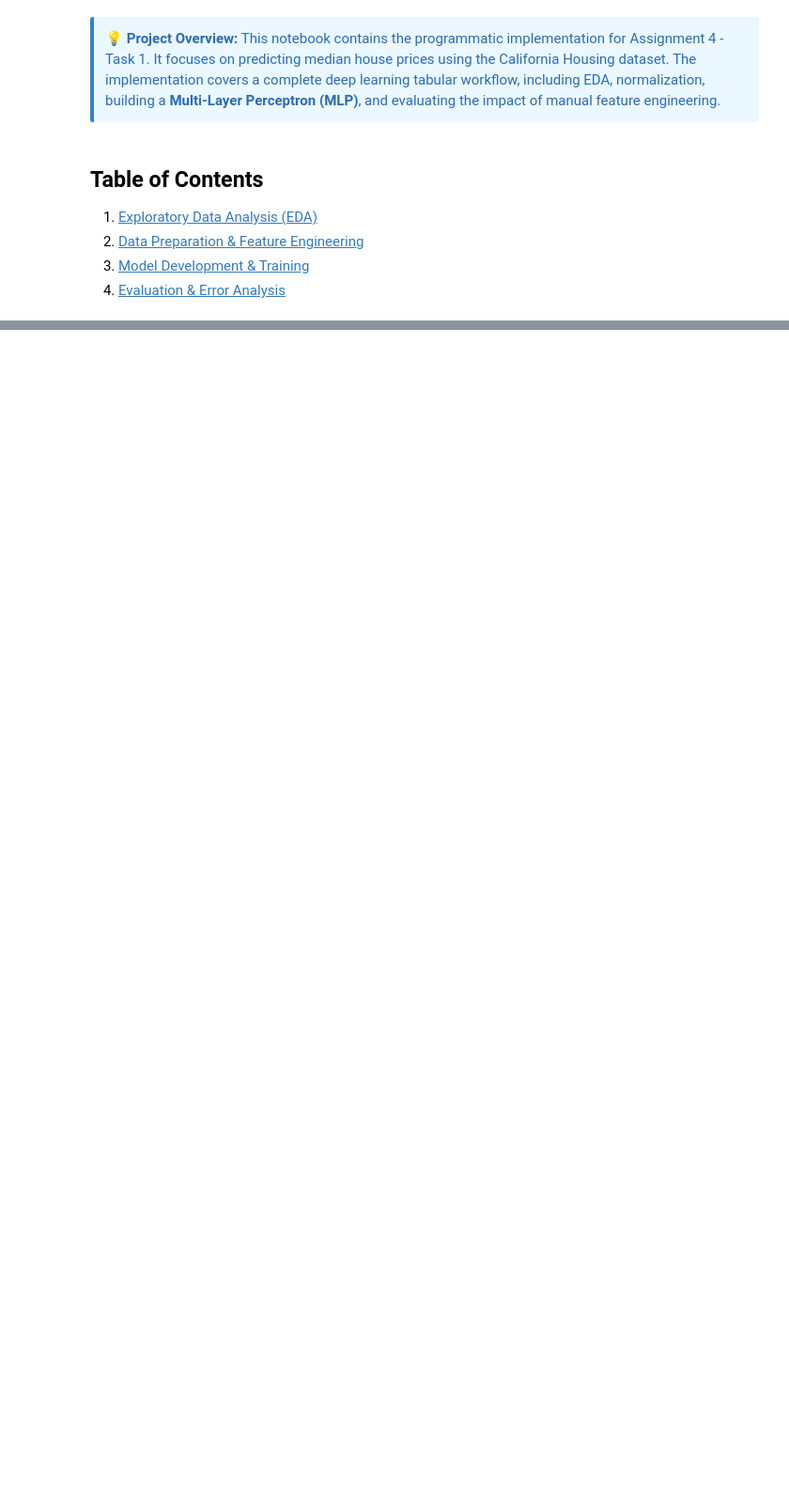
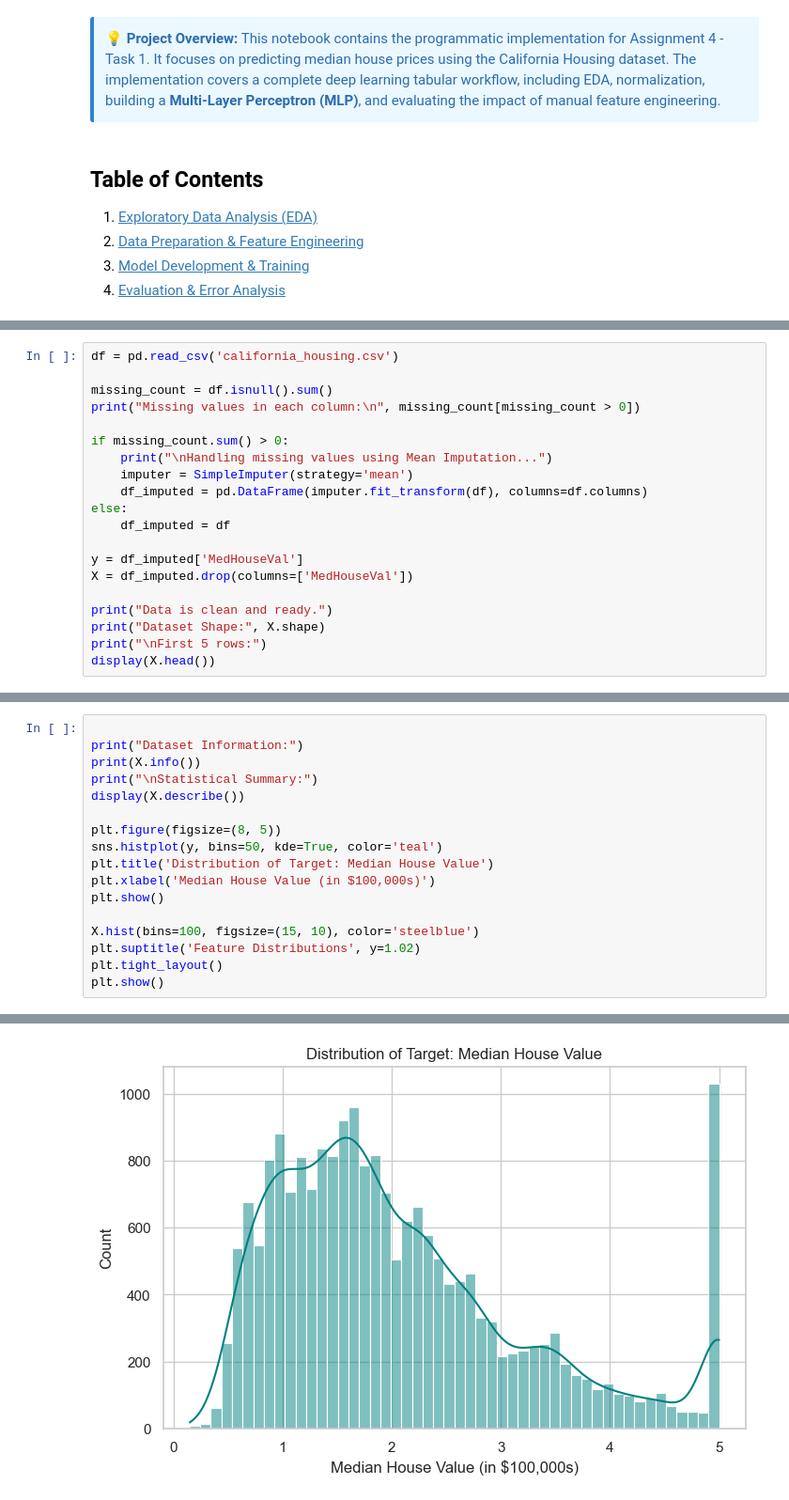
Before and after one commit to Parsa-Saeednia/UT-DataScience-Spring2026, a Jupyter notebook: Assignments/CA4/01_MLP_Feature_Engineering_Housing.ipynb, the cells around one changed output, grey strips where cells are left out. Shown at 94% size. Cells and saved outputs as stored; diff of their text form; blank space fills up the shorter version.

```diff
--- a/Assignments/CA4/01_MLP_Feature_Engineering_Housing.ipynb
+++ b/Assignments/CA4/01_MLP_Feature_Engineering_Housing.ipynb
@@ -75,0 +63,20 @@
+# %%
+df = pd.read_csv('california_housing.csv')
+
+missing_count = df.isnull().sum()
+print("Missing values in each column:\n", missing_count[missing_count > 0])
+
+if missing_count.sum() > 0:
+    print("\nHandling missing values using Mean Imputation...")
+    imputer = SimpleImputer(strategy='mean')
+    df_imputed = pd.DataFrame(imputer.fit_transform(df), columns=df.columns)
+else:
+    df_imputed = df
+
+y = df_imputed['MedHouseVal']
+X = df_imputed.drop(columns=['MedHouseVal'])
+
+print("Data is clean and ready.")
+print("Dataset Shape:", X.shape)
+print("\nFirst 5 rows:")
+display(X.head())
@@ -75,0 +96,18 @@
+# %%
+
+print("Dataset Information:")
+print(X.info())
+print("\nStatistical Summary:")
+display(X.describe())
+
+plt.figure(figsize=(8, 5))
+sns.histplot(y, bins=50, kde=True, color='teal')
+plt.title('Distribution of Target: Median House Value')
+plt.xlabel('Median House Value (in $100,000s)')
+plt.show()
+
+X.hist(bins=100, figsize=(15, 10), color='steelblue')
+plt.suptitle('Feature Distributions', y=1.02)
+plt.tight_layout()
+plt.show()
+# %% [output]
@@ -75,0 +142 @@
+[figure, added]
```
Also changed, not shown: parts of 27 cells of this notebook.
